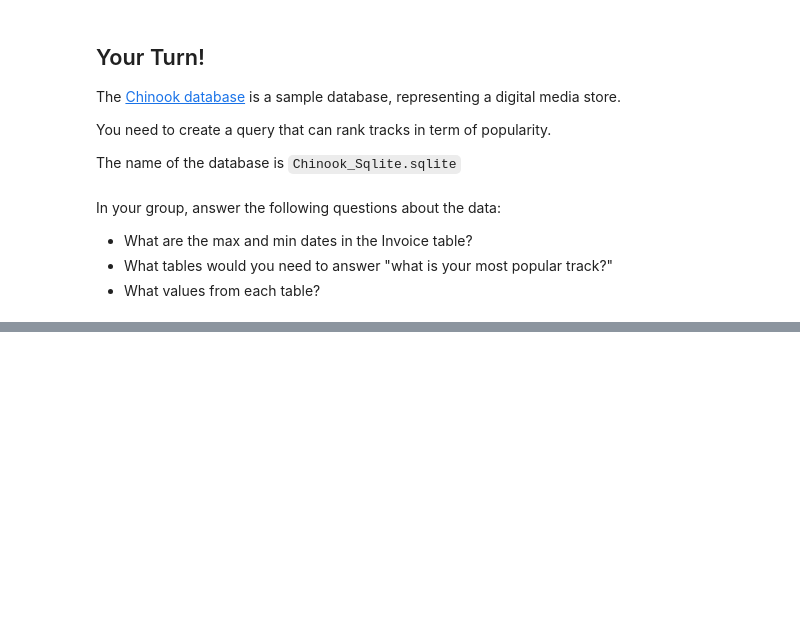
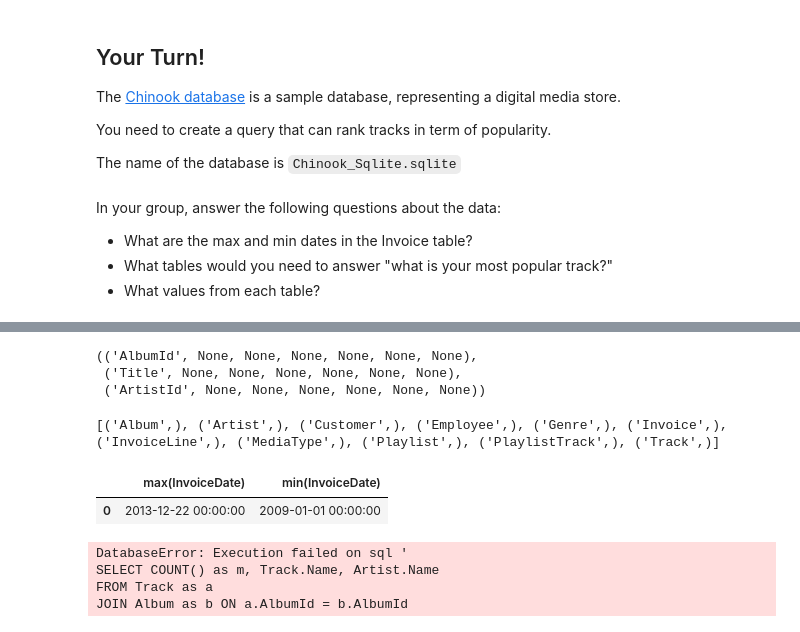
Before and after one commit to danvalen1/SQL, a Jupyter notebook: sql-to-pandas.ipynb, the cells around one changed output, grey strips where cells are left out. Cells and saved outputs as stored; diff of their text form; code cells hidden in the pictures; blank space fills up the shorter version.

```diff
--- a/sql-to-pandas.ipynb
+++ b/sql-to-pandas.ipynb
@@ -347,6 +581,22 @@ cur = conn.cursor()
+# %%
+cur.execute("SELECT * FROM Album").fetchall()
+cur.description
+# %% [output]
+(('AlbumId', None, None, None, None, None, None),
+ ('Title', None, None, None, None, None, None),
+ ('ArtistId', None, None, None, None, None, None))
+# %%
+cur.execute("SELECT name FROM sqlite_master WHERE type='table';")
+print(cur.fetchall())
+# %% [output]
+[('Album',), ('Artist',), ('Customer',), ('Employee',), ('Genre',), ('Invoice',), ('InvoiceLine',), ('MediaType',), ('Playlist',), ('PlaylistTrack',), ('Track',)]
 # %%
 # What are the max and min dates in the Invoice table?
 sql = '''
--- YOUR CODE HERE
+SELECT max(InvoiceDate), min(InvoiceDate)
+FROM Invoice
 '''
 pd.read_sql_query(sql, conn)
+# %% [output]
+|  | max(InvoiceDate) | min(InvoiceDate) |
+| 0 | 2013-12-22 00:00:00 | 2009-01-01 00:00:00 |
@@ -355,3 +603,19 @@ pd.read_sql_query(sql, conn)
+# %%
+# What tables would you need to answer "what is your most popular track?"
+sql = '''
+SELECT COUNT() as m, Track.Name, Artist.Name
+FROM Track as a
+JOIN Album as b ON a.AlbumId = b.AlbumId
+JOIN Artist as c ON b.ArtistId = c.ArtistId
+GROUP BY Name
+ORDER BY m DESC;
+'''
+pd.read_sql_query(sql, conn)
+# %% [output]
+DatabaseError: Execution failed on sql '
+SELECT COUNT() as m, Track.Name, Artist.Name
+FROM Track as a
+JOIN Album as b ON a.AlbumId = b.AlbumId
 # %%
 # What values would you need from each table?
 # %%
```
Also changed, not shown: parts of 20 cells of this notebook.
